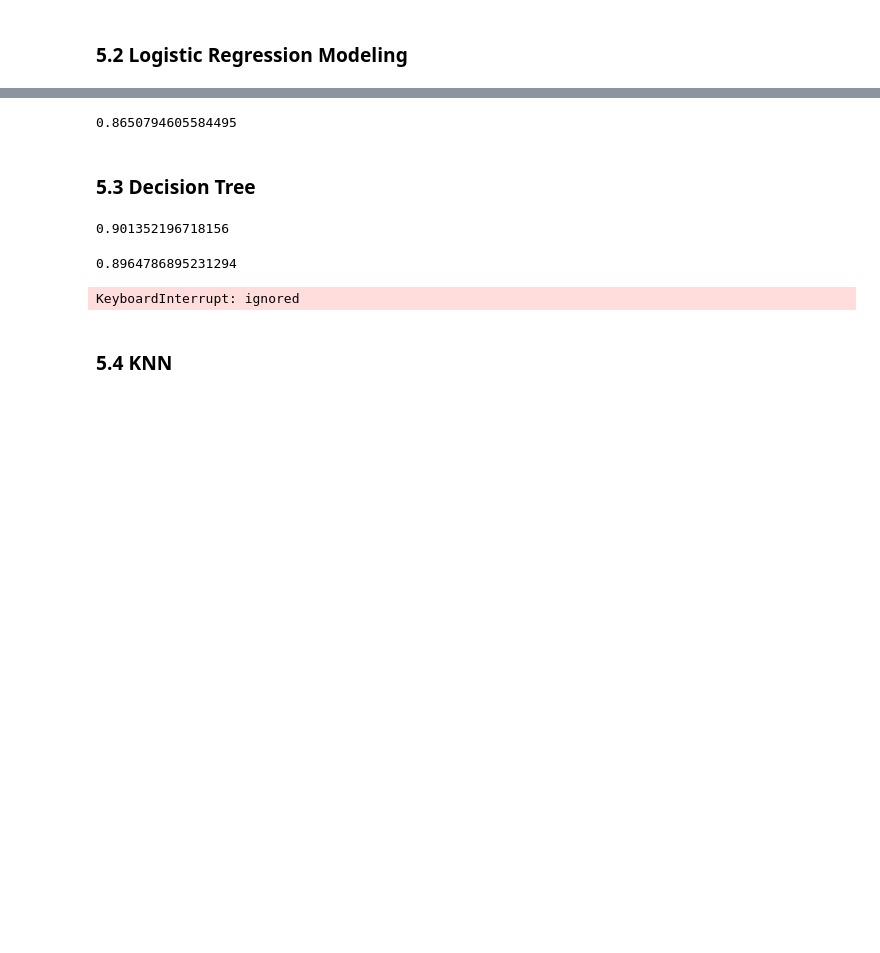
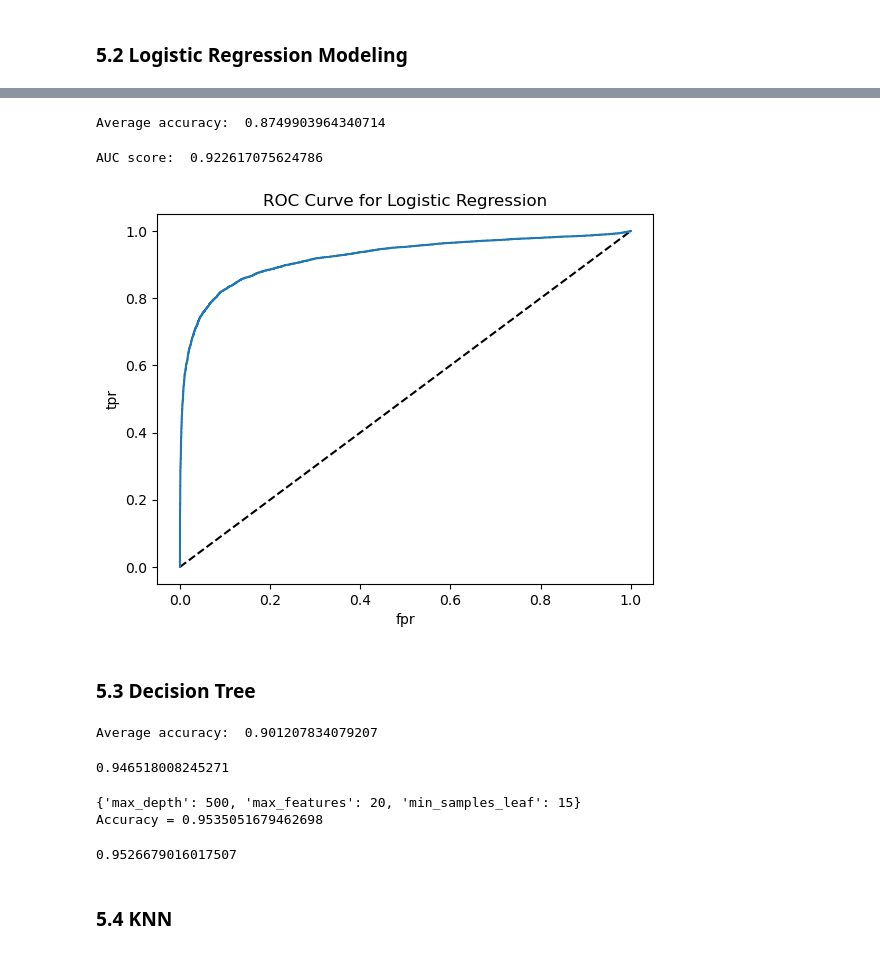
Before and after one commit to katezhang1234/Predict-Airline-Satisfaction, a Jupyter notebook: ML_airline_project.ipynb, the cells around one changed output, grey strips where cells are left out. Drawn from its saved outputs; the diff is of its cells as text; code cells hidden in the pictures; blank space fills up the shorter version.

Commit message:
Logistic regression and naive bayes, also added images for clustering

```diff
--- a/ML_airline_project.ipynb
+++ b/ML_airline_project.ipynb
@@ -698,9 +730,4 @@ print("FNR (Type II Error): ", FN / len(log_preds))
 # %%
-from sklearn.pipeline import Pipeline
-
-all_features = pd.concat([X_train, X_test])
-all_labels = pd.concat([y_train, y_test])
-
 ss = StandardScaler()
 pca = PCA()
 log_clf = LogisticRegression()
@@ -709,39 +736,59 @@ log_cv = cross_val_score(log_pipe, all_features, all_labels, cv = 5)
 
 print("Average accuracy: ", log_cv.mean())
 # %% [output]
-0.8650794605584495
+Average accuracy:  0.8749903964340714
+# %%
+# ROC score
+log_prob = log_clf.predict_proba(pca_data_test)[:,1]
+log_auc = metrics.roc_auc_score(y_test, log_prob)
+print("AUC score: ", log_auc)
+
+log_roc = metrics.roc_curve(y_true=y_test, y_score=log_prob)
+log_fpr, log_tpr = log_roc[0], log_roc[1]
+# %% [output]
+AUC score:  0.922617075624786
+# %%
+# ROC curve
+plt.plot([0,1],[0,1],'k--')
+plt.plot(log_fpr, log_tpr, label='LogReg')
+plt.xlabel('fpr')
+plt.ylabel('tpr')
+plt.title('ROC Curve for Logistic Regression')
+plt.show()
+# %% [output]
+[figure, added]
 # %% [markdown]
 <h3>5.3 Decision Tree</h3>
 # %%
-from sklearn.tree import DecisionTreeClassifier
-from sklearn.metrics import accuracy_score
-
 clf = DecisionTreeClassifier(criterion='entropy', max_depth=500, min_samples_leaf=20)
 clf.fit(pca_data, y_train)
 y_pred = clf.predict(pca_data_test)
-accuracy_score(y_test, y_pred)
+print("Average accuracy: ", metrics.accuracy_score(y_test, y_pred))
 # %% [output]
-0.901352196718156
+Average accuracy:  0.901207834079207
 # %%
 # Check accuracy using cross validation score
-accuracy = cross_val_score(clf, pca_data, y_train, cv=10)
-print(np.mean(accuracy))
+clf = DecisionTreeClassifier()
+accuracy = cross_val_score(clf, all_features, all_labels, cv=10)
+print("Average accuracy: ", np.mean(accuracy))
 # %% [output]
-0.8964786895231294
+0.946518008245271
 # %%
-from sklearn.model_selection import GridSearchCV
+# Tuning hyperparameters using a grid search
 params = {"max_depth": [50,100,500] , "min_samples_leaf": [10,15,20,25], "max_features": [5,10,15,20]}
+grid_search = GridSearchCV(clf, params, cv=5, scoring='accuracy')
+grid_search.fit(all_features, all_labels)
 
-grid_search = GridSearchCV(clf, params, cv=5, scoring='accuracy')
-grid_search.fit(pca_data, y_train)
 print(grid_search.best_params_)
 print("Accuracy =", grid_search.best_score_)
-
-### Results ###
-# {'max_depth': 500, 'max_features': 15, 'min_samples_leaf': 25}
-# Accuracy = 0.8966592117927157
 # %% [output]
-KeyboardInterrupt: ignored
+{'max_depth': 500, 'max_features': 20, 'min_samples_leaf': 15}
+Accuracy = 0.9535051679462698
+# %%
+# Nested cross validation
+cross_val_score(grid_search, all_features, all_labels, cv=10).mean()
+# %% [output]
+0.9526679016017507
 # %% [markdown]
 <h3>5.4 KNN</h3>
 # %%
```
Also changed, not shown: parts of 34 cells of this notebook.
